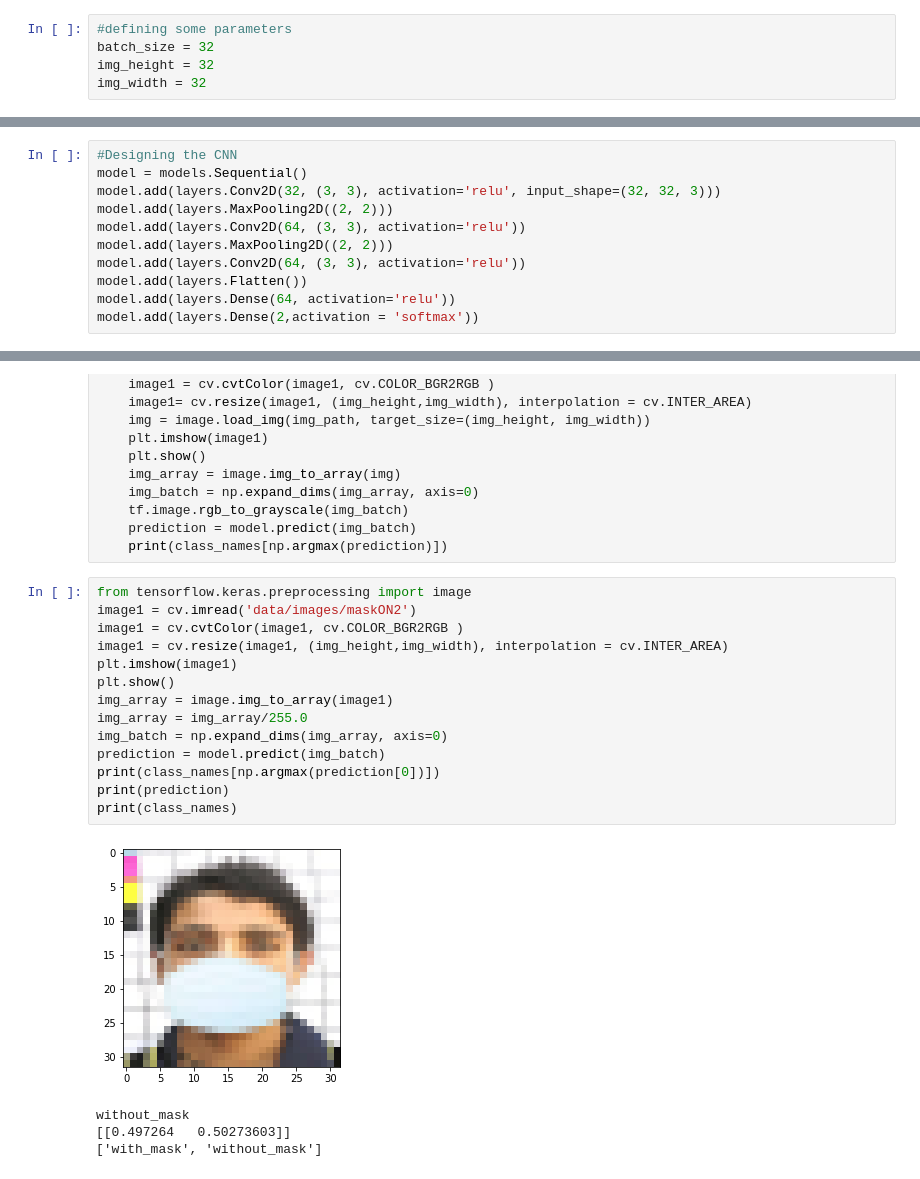
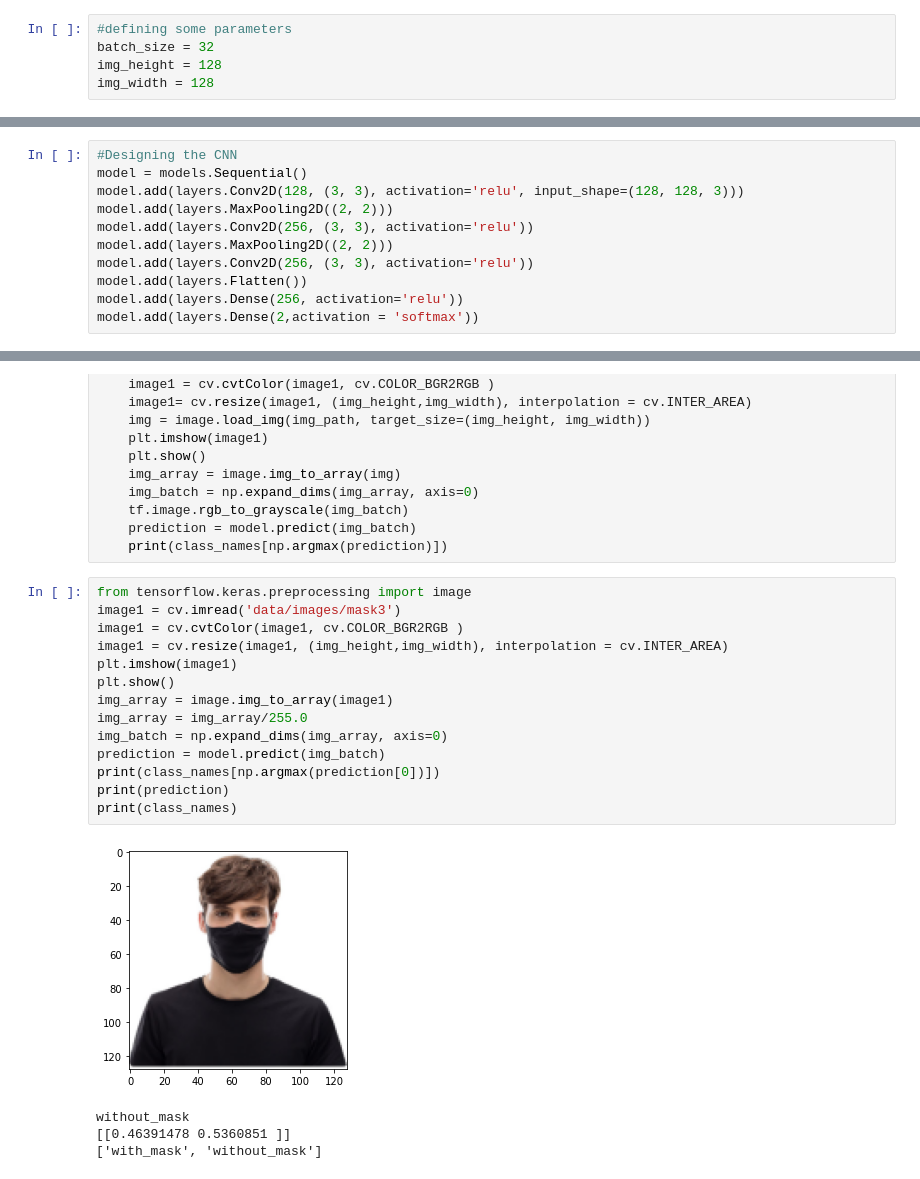
Before and after one commit to Tudor-Andrei-Petrescu/Face_Mask_Model, a Jupyter notebook: Face_masks.ipynb, the cells around one changed output, grey strips where cells are left out. Saved outputs shown, nothing was run; the diff lists cells and outputs as text.

Commit message:
Increased the image resolution, accuracy 91%

```diff
--- a/Face_masks.ipynb
+++ b/Face_masks.ipynb
@@ -14,8 +14,8 @@ import tensorflow as tf
 # %%
 #defining some parameters
 batch_size = 32
-img_height = 32
-img_width = 32
+img_height = 128
+img_width = 128
 # %%
 #gathering the data and separating into training and validation datasets
 data_dir = 'data/images/archive/'
@@ -49,13 +49,13 @@ print(class_names)
 # %%
 #Designing the CNN
 model = models.Sequential()
-model.add(layers.Conv2D(32, (3, 3), activation='relu', input_shape=(32, 32, 3)))
+model.add(layers.Conv2D(128, (3, 3), activation='relu', input_shape=(128, 128, 3)))
 model.add(layers.MaxPooling2D((2, 2)))
-model.add(layers.Conv2D(64, (3, 3), activation='relu'))
+model.add(layers.Conv2D(256, (3, 3), activation='relu'))
 model.add(layers.MaxPooling2D((2, 2)))
-model.add(layers.Conv2D(64, (3, 3), activation='relu'))
+model.add(layers.Conv2D(256, (3, 3), activation='relu'))
 model.add(layers.Flatten())
-model.add(layers.Dense(64, activation='relu'))
+model.add(layers.Dense(256, activation='relu'))
 model.add(layers.Dense(2,activation = 'softmax'))
 # %%
 #Compiling the model
@@ -94,20 +94,20 @@ def predictions(img="with_mask/with-mask-default-mask-seed5777.png"):
     print(class_names[np.argmax(prediction)])
 # %%
 from tensorflow.keras.preprocessing import image
-image1 = cv.imread('data/images/maskON2')
+image1 = cv.imread('data/images/mask3')
 image1 = cv.cvtColor(image1, cv.COLOR_BGR2RGB )
 image1 = cv.resize(image1, (img_height,img_width), interpolation = cv.INTER_AREA)
 plt.imshow(image1)
 plt.show()
 img_array = image.img_to_array(image1)
 img_array = img_array/255.0
 img_batch = np.expand_dims(img_array, axis=0)
 prediction = model.predict(img_batch)
 print(class_names[np.argmax(prediction[0])])
 print(prediction)
 print(class_names)
 # %% [output]
-[figure, old version]
+[figure, new version]
 without_mask
-[[0.497264   0.50273603]]
+[[0.46391478 0.5360851 ]]
 ['with_mask', 'without_mask']
```
Also changed, not shown: parts of 5 cells of this notebook.
